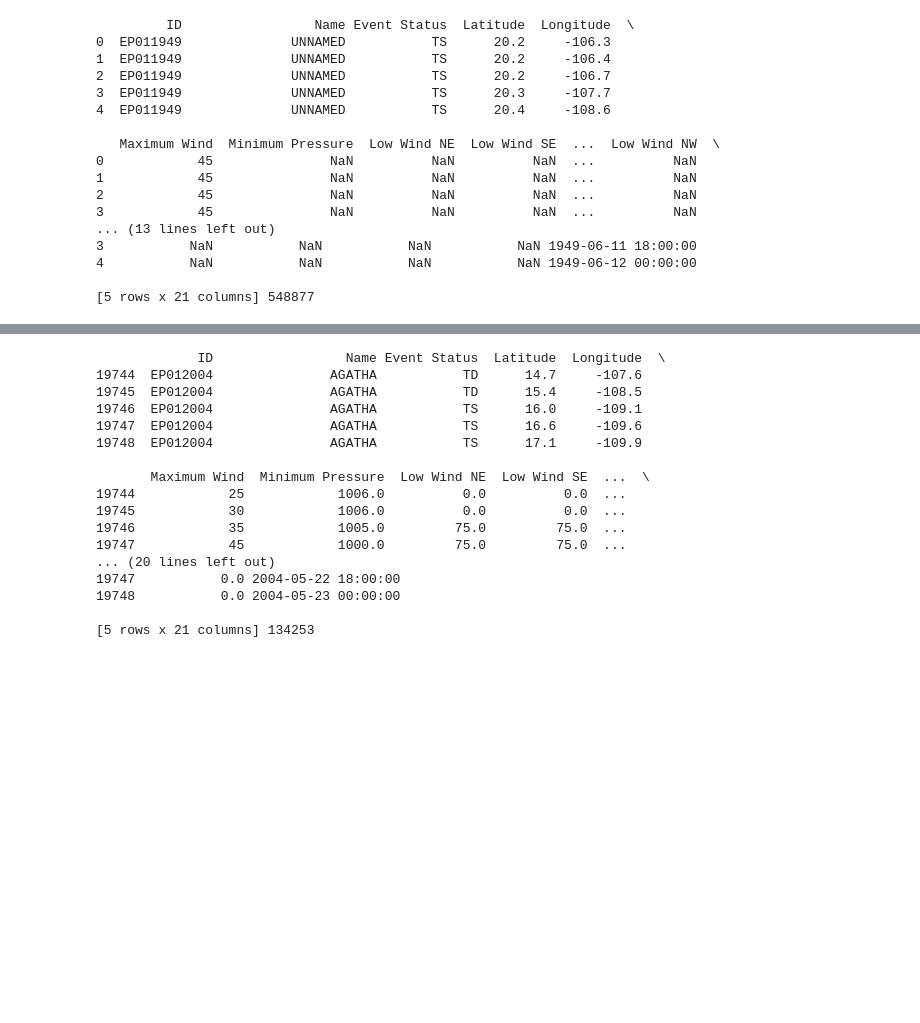
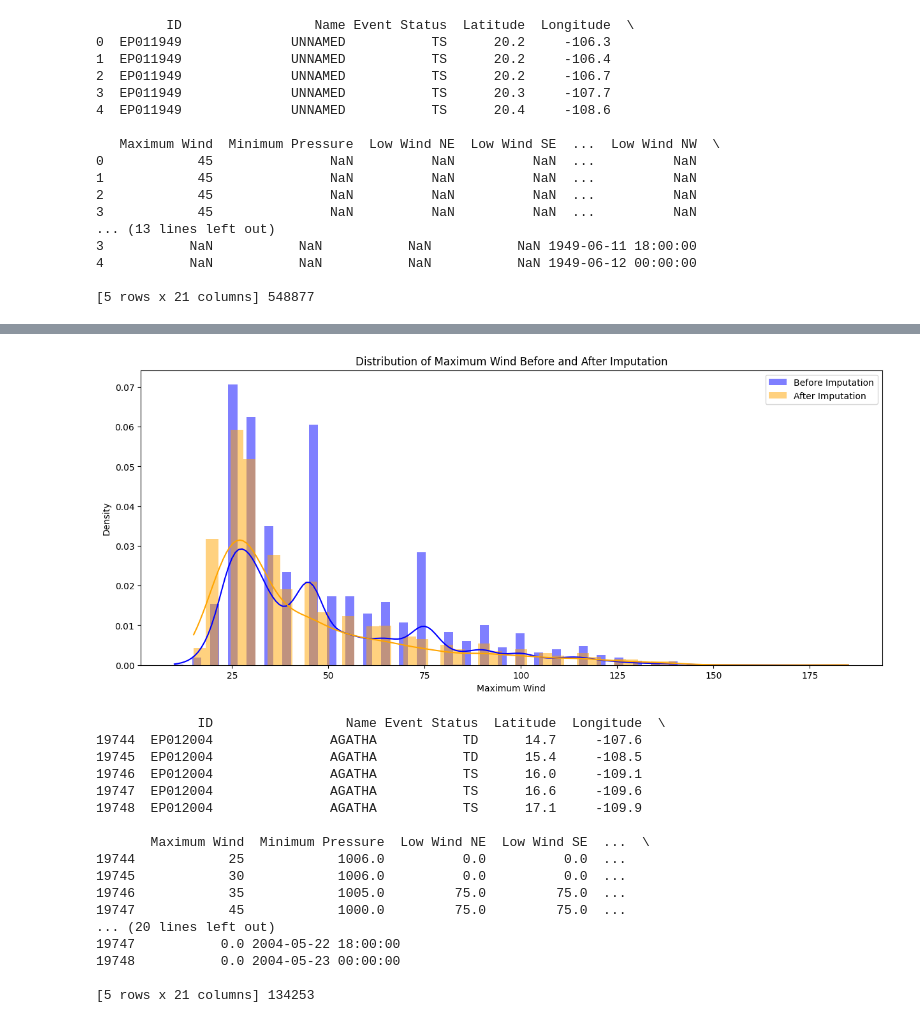
Before and after one commit to c0nD/HurricaneProject, a Jupyter notebook: preprocessing.ipynb, the cells around one changed output, grey strips where cells are left out. Cells and saved outputs as stored; diff of their text form; code cells hidden in the pictures; blank space fills up the shorter version.

```diff
--- a/preprocessing.ipynb
+++ b/preprocessing.ipynb
@@ -77,3 +107,13 @@ for col in numeric_cols:
+# %%
+# Example for 'Maximum Wind' column
+plt.figure(figsize=(15, 6))
+sns.histplot(df['Maximum Wind'], kde=True, stat="density", linewidth=0, color='blue', label='Before Imputation')
+sns.histplot(df_cleaned['Maximum Wind'], kde=True, stat="density", linewidth=0, color='orange', label='After Imputation')
+plt.title('Distribution of Maximum Wind Before and After Imputation')
+plt.legend()
+plt.show()
+# %% [output]
+[figure, added]
 # %%
 print(df.head(), df.size)
 # %% [output]
```
Also changed, not shown: parts of 5 cells of this notebook.
